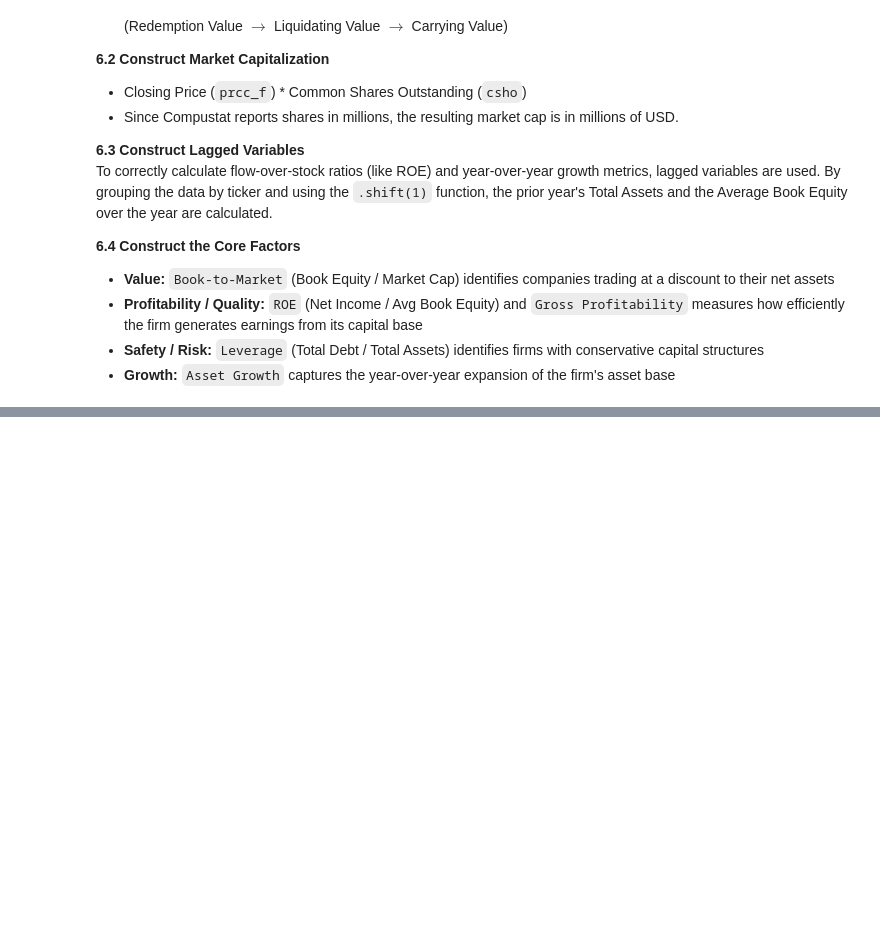
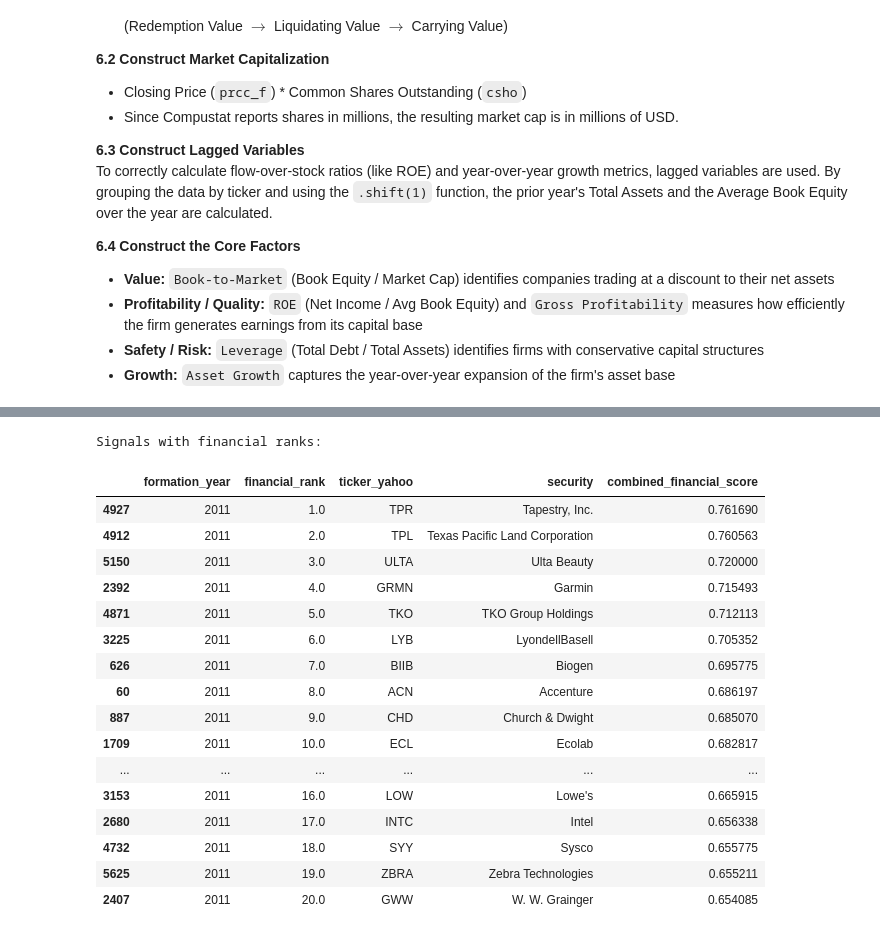
Before and after one commit to nekumonokat/ACCT655_AVI_Project, a Jupyter notebook: analysis.ipynb, the cells around one changed output, grey strips where cells are left out. Drawn from its saved outputs; the diff is of its cells as text; code cells hidden in the pictures; blank space fills up the shorter version.

Commit message:
Completed writeup for ranking financial signals and forming of portfolios

```diff
--- a/analysis.ipynb
+++ b/analysis.ipynb
@@ -734,0 +810,33 @@ Saved file: data/annual_financial_signals.csv
+# %%
+# ------------------------------------------------------------
+# 8.4 Rank companies within each formation year
+# ------------------------------------------------------------
+
+signals["financial_rank"] = (
+    signals.groupby("formation_year")["combined_financial_score"]
+    .rank(ascending=False, method="first")
+)
+
+print("\nSignals with financial ranks:")
+signals[
+    ["formation_year", "financial_rank", "ticker_yahoo", "security", "combined_financial_score"]
+].head(20)
+# %% [output]
+Signals with financial ranks:
+|  | formation_year | financial_rank | ticker_yahoo | security | combined_financial_score |
+| 4927 | 2011 | 1.0 | TPR | Tapestry, Inc. | 0.761690 |
+| 4912 | 2011 | 2.0 | TPL | Texas Pacific Land Corporation | 0.760563 |
+| 5150 | 2011 | 3.0 | ULTA | Ulta Beauty | 0.720000 |
+| 2392 | 2011 | 4.0 | GRMN | Garmin | 0.715493 |
+| 4871 | 2011 | 5.0 | TKO | TKO Group Holdings | 0.712113 |
+| 3225 | 2011 | 6.0 | LYB | LyondellBasell | 0.705352 |
+| 626 | 2011 | 7.0 | BIIB | Biogen | 0.695775 |
+| 60 | 2011 | 8.0 | ACN | Accenture | 0.686197 |
+| 887 | 2011 | 9.0 | CHD | Church & Dwight | 0.685070 |
+| 1709 | 2011 | 10.0 | ECL | Ecolab | 0.682817 |
+| ... | ... | ... | ... | ... | ... |
+| 3153 | 2011 | 16.0 | LOW | Lowe's | 0.665915 |
+| 2680 | 2011 | 17.0 | INTC | Intel | 0.656338 |
+| 4732 | 2011 | 18.0 | SYY | Sysco | 0.655775 |
+| 5625 | 2011 | 19.0 | ZBRA | Zebra Technologies | 0.655211 |
+| 2407 | 2011 | 20.0 | GWW | W. W. Grainger | 0.654085 |
```
Also changed, not shown: parts of 11 cells of this notebook.
